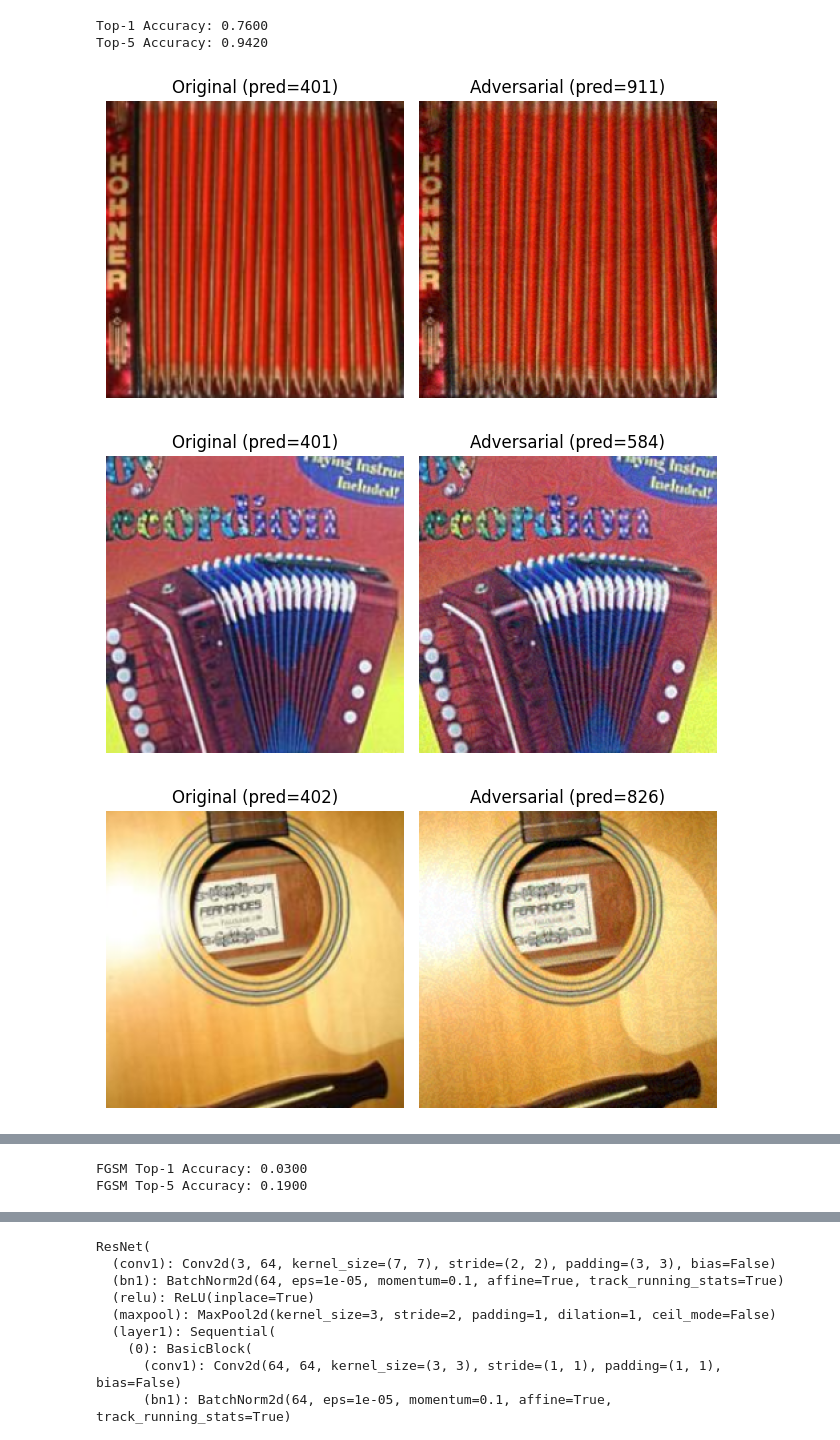
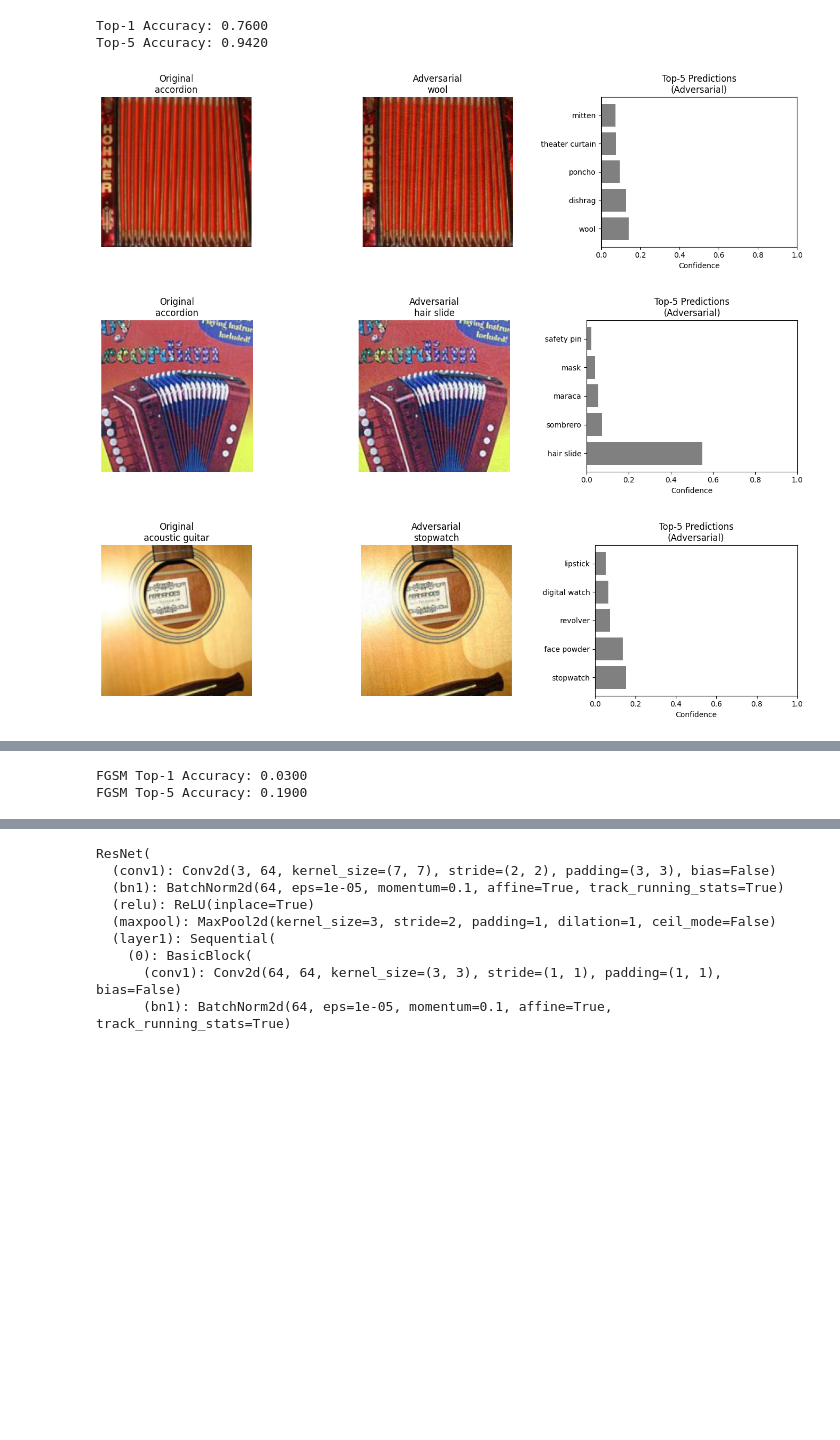
Before and after one commit to SatvikUpadhyay/Project3, a Jupyter notebook: project3.ipynb, the cells around one changed output, grey strips where cells are left out. Drawn from its saved outputs; the diff is of its cells as text; code cells hidden in the pictures; blank space fills up the shorter version.

Commit message:
graphs added

```diff
--- a/project3.ipynb
+++ b/project3.ipynb
@@ -162,21 +161,54 @@ for idx, (img, target) in enumerate(tqdm(dataloader)):
         if orig_pred == label and adv_pred != label:
             vis_images.append((img.squeeze().cpu(), perturbed_img.squeeze().cpu(), label.item(), orig_pred, adv_pred))
 # %%
+import torch.nn.functional as F
+import matplotlib.pyplot as plt
+from torchvision.models import ResNet34_Weights
+
+# Load ImageNet class names
+imagenet_names = ResNet34_Weights.IMAGENET1K_V1.meta["categories"]
+
 for i, (orig, adv, label, orig_pred, adv_pred) in enumerate(vis_images):
-    fig, axes = plt.subplots(1, 2)
-    axes[0].imshow(np.transpose(orig.detach().numpy(), (1, 2, 0)))
-    axes[0].set_title(f"Original (pred={orig_pred})")
-    axes[1].imshow(np.transpose(adv.detach().numpy(), (1, 2, 0)))
-    axes[1].set_title(f"Adversarial (pred={adv_pred})")
-    for ax in axes:
-        ax.axis('off')
+    # Normalize and batchify
+    orig_input = ((orig.cuda() - mean_norms) / std_norms).unsqueeze(0)
+    adv_input = ((adv.cuda() - mean_norms) / std_norms).unsqueeze(0)
+
+    with torch.no_grad():
+        orig_out = resnet34(orig_input)
+        adv_out = resnet34(adv_input)
+        adv_probs = F.softmax(adv_out, dim=1)[0]
+        top5_probs, top5_indices = adv_probs.topk(5)
+
+    # Top-5 class names and confidences
+    top5_labels = [imagenet_names[idx] for idx in top5_indices.cpu().numpy()]
+    top5_vals = top5_probs.cpu().numpy()
+
+    # Create a 1x3 layout: [Original | Adversarial | Bar Chart]
+    fig, axes = plt.subplots(1, 3, figsize=(14, 4))
+
+    axes[0].imshow(np.transpose(orig.cpu().detach().numpy(), (1, 2, 0)))
+    axes[0].set_title(f"Original\n{imagenet_names[orig_pred]}")
+    axes[0].axis("off")
+
+    axes[1].imshow(np.transpose(adv.cpu().detach().numpy(), (1, 2, 0)))
+    axes[1].set_title(f"Adversarial\n{imagenet_names[adv_pred]}")
+    axes[1].axis("off")
+
+    axes[2].barh(range(5), top5_vals[::-1], color='gray')
+    axes[2].set_yticks(range(5))
+    axes[2].set_yticklabels(top5_labels[::-1])
+    axes[2].invert_yaxis()
+    axes[2].set_xlim(0, 1)
+    axes[2].set_title("Top-5 Predictions\n(Adversarial)")
+    axes[2].set_xlabel("Confidence")
+
     plt.tight_layout()
     plt.show()
 
-# Final scores
+# Report final FGSM attack performance
 print(f"FGSM Top-1 Accuracy: {top1_correct / total:.4f}")
 print(f"FGSM Top-5 Accuracy: {top5_correct / total:.4f}")
 # %% [output]
-[figure, old version]
+[figure, new version]
-[figure, old version]
+[figure, new version]
-[figure, old version]
+[figure, new version]
```
Also changed, not shown: parts of 4 cells of this notebook.
